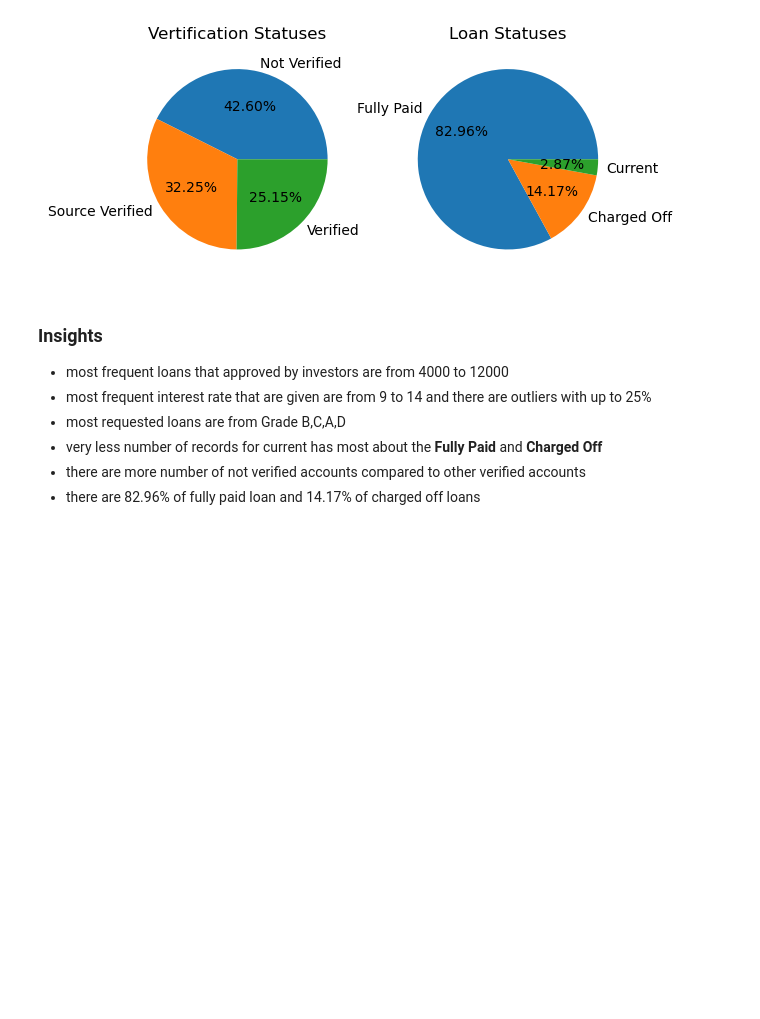
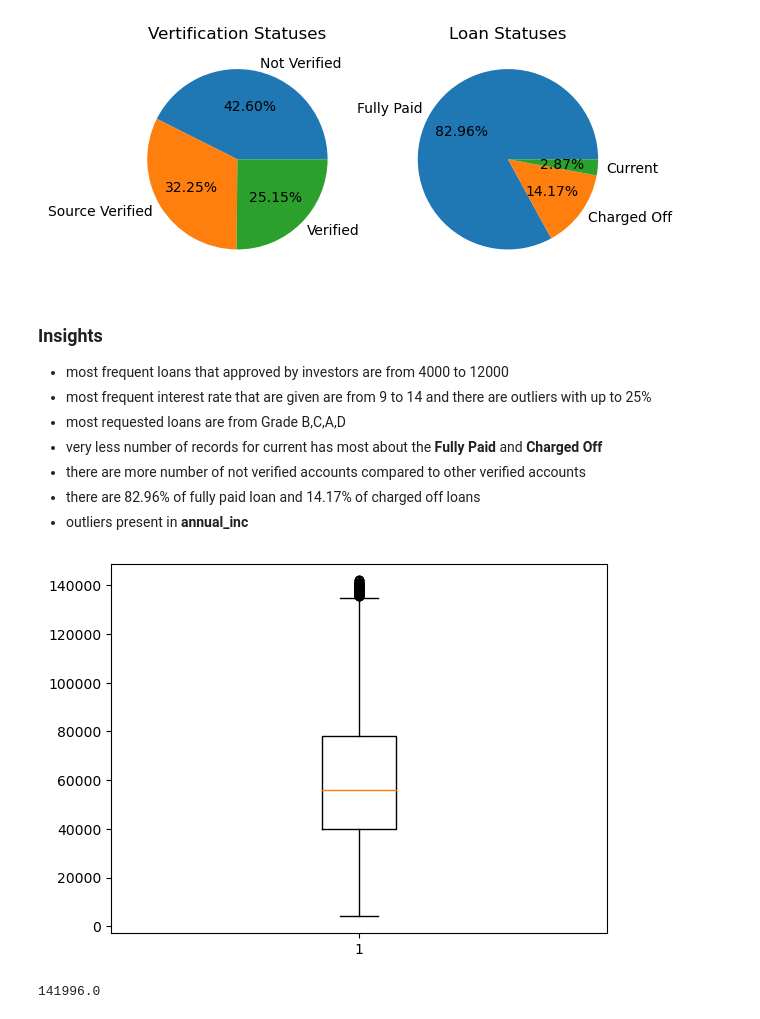
Before and after one commit to Rakesh459/groupcasestudyonloan, a Jupyter notebook: group case study loan.ipynb, the cells around one changed output. Saved outputs shown, nothing was run; the diff lists cells and outputs as text; code cells hidden in the pictures; blank space fills up the shorter version.

```diff
--- a/group case study loan.ipynb
+++ b/group case study loan.ipynb
@@ -212,3 +219,14 @@ Name: verification_status, dtype: float64
 - very less number of records for current has most about the **Fully Paid** and **Charged Off**
 - there are more number of not verified accounts compared to other verified accounts
 - there are 82.96% of fully paid loan and 14.17% of charged off loans
+- outliers present in **annual_inc**
+# %%
+#removing the outlier in of annual_inc and filter records up to only 95% of max percentile
+loan_df = loan_df[loan_df.annual_inc < np.percentile(loan_df.annual_inc,95)]
+loan_df.annual_inc.describe()
+plt.boxplot(loan_df.annual_inc)
+plt.show()
+loan_df.annual_inc.max()
+# %% [output]
+[figure, added]
+141996.0
```
Also changed, not shown: parts of 2 cells of this notebook.
